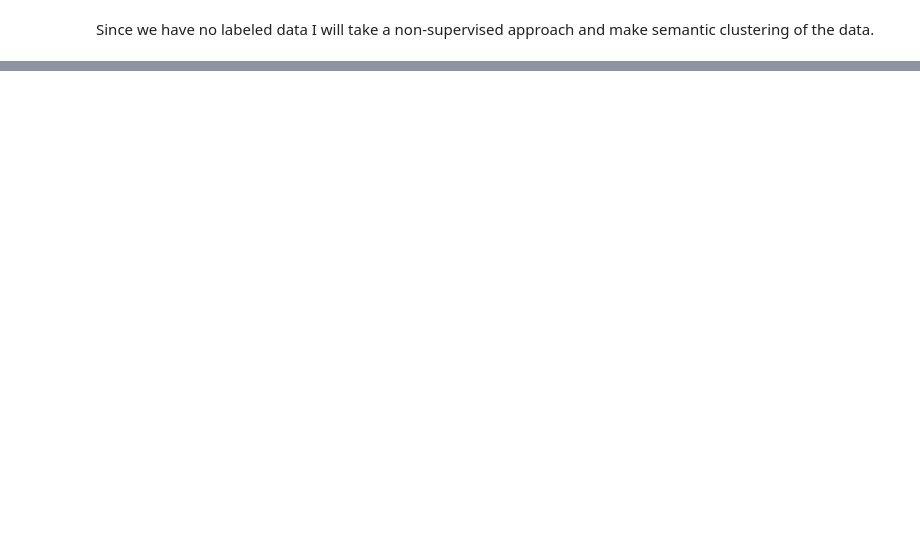
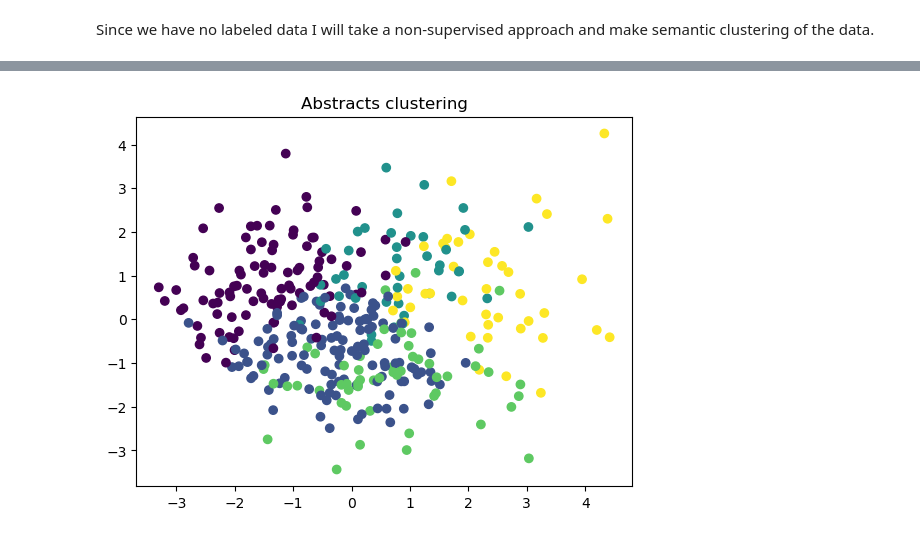
Before and after one commit to branmazate/alopecia_predictor, a Jupyter notebook: notebooks/01-EDA.ipynb, the cells around one changed output, grey strips where cells are left out. Cells and saved outputs as stored; diff of their text form; code cells hidden in the pictures; blank space fills up the shorter version.

```diff
--- a/notebooks/01-EDA.ipynb
+++ b/notebooks/01-EDA.ipynb
@@ -52,0 +77,14 @@ Topic 4:
+# %%
+kmeans = KMeans(n_clusters=5, random_state=42)
+clusters = kmeans.fit_predict(embeddings)
+
+df['Clusters'] = clusters
+# %%
+#Visualization
+pca = PCA(n_components=2)
+reduced_embeddings = pca.fit_transform(embeddings)
+plt.scatter(reduced_embeddings[:, 0], reduced_embeddings[:, 1], c=clusters, cmap='viridis')
+plt.title('Abstracts clustering')
+plt.show()
+# %% [output]
+[figure, added]
```
Also changed, not shown: parts of 11 cells of this notebook, 4 other files.
